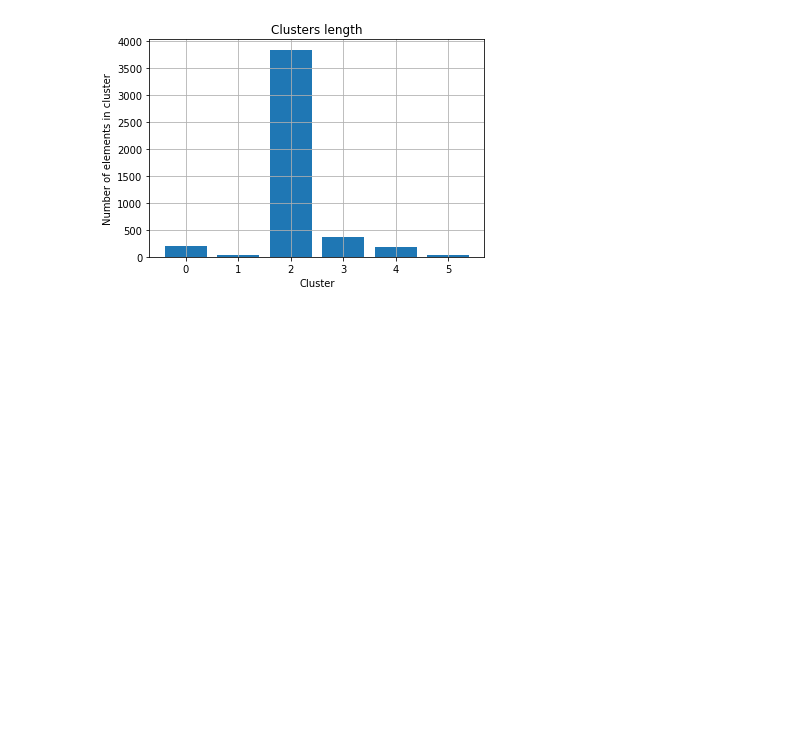
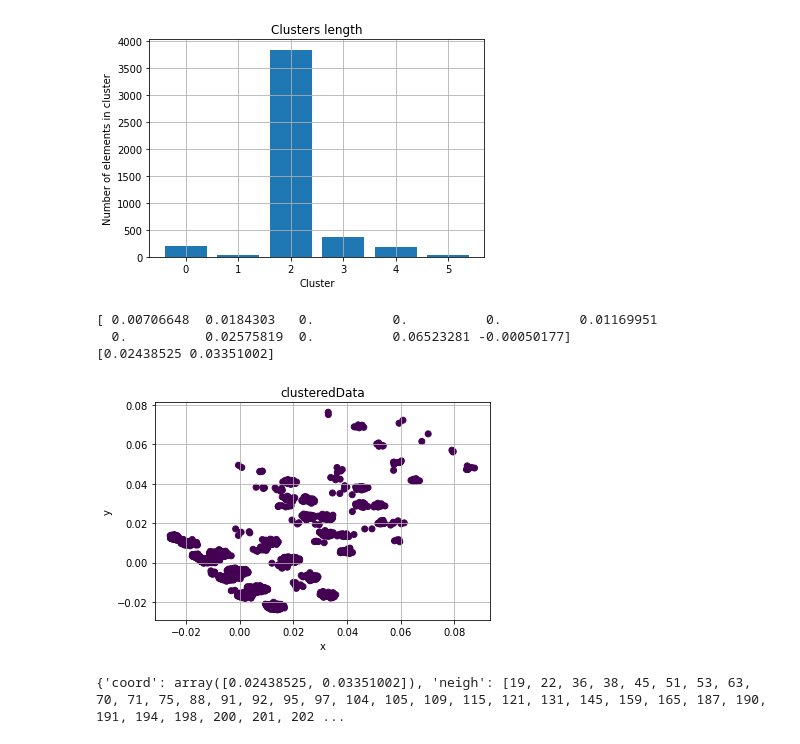
Before and after one commit to batataazul/projects_MachineLearning, a Jupyter notebook: project1/Notebooks/dbscan.ipynb, the cells around one changed output. Saved outputs shown, nothing was run; the diff lists cells and outputs as text; code cells hidden in the pictures; blank space fills up the shorter version.

```diff
--- a/project1/Notebooks/dbscan.ipynb
+++ b/project1/Notebooks/dbscan.ipynb
@@ -184,6 +185,18 @@ def printDbScan(dataset,den,ep,printable,path):
     dbscan(dataset,den,ep)
     cleanOutliers(dataset)
     printable(dataset,path)
+# %%
+def getPoints(matrix):
+    points = []
+    for i in matrix:
+        points.append(i["coord"])
+    return np.array(points)
+# %%
+def restore(points,dataset):
+    newDataset = copy.deepcopy(dataset)
+    for i in range(len(newDataset["matrix"])):
+        newDataset["matrix"][i]["coord"] = points[i]
+    return newDataset
 # %%
 exist = True
 try:
@@ -244,3 +257,23 @@ printDbScan(nDataset2,density2,0.05,printCount,"../images/dbscanCount2_new1.png"
 [0, 1, 2, 3, 4, 5]
 [192, 39, 3838, 365, 174, 27]
 [figure]
+# %%
+points = getPoints(nDataset2["matrix"])
+print(points[0])
+pca = decomposition.PCA(n_components=2)
+pca.fit(points)
+pcPoints = pca.transform(points)
+print(pcPoints[0])
+# %% [output]
+[ 0.00706648  0.0184303   0.          0.          0.          0.01169951
+  0.          0.02575819  0.          0.06523281 -0.00050177]
+[0.02438525 0.03351002]
+# %%
+pcaDataset = restore(pcPoints,nDataset2)
+print2d(pcaDataset,"../images/pcaDatasetD.png")
+# %% [output]
+[figure, added]
+# %%
+print(pcaDataset["matrix"][0])
+# %% [output]
+{'coord': array([0.02438525, 0.03351002]), 'neigh': [19, 22, 36, 38, 45, 51, 53, 63, 70, 71, 75, 88, 91, 92, 95, 97, 104, 105, 109, 115, 121, 131, 145, 159, 165, 187, 190, 191, 194, 198, 200, 201, 202 ...
```
Also changed, not shown: parts of 8 cells of this notebook, 20 other files.
